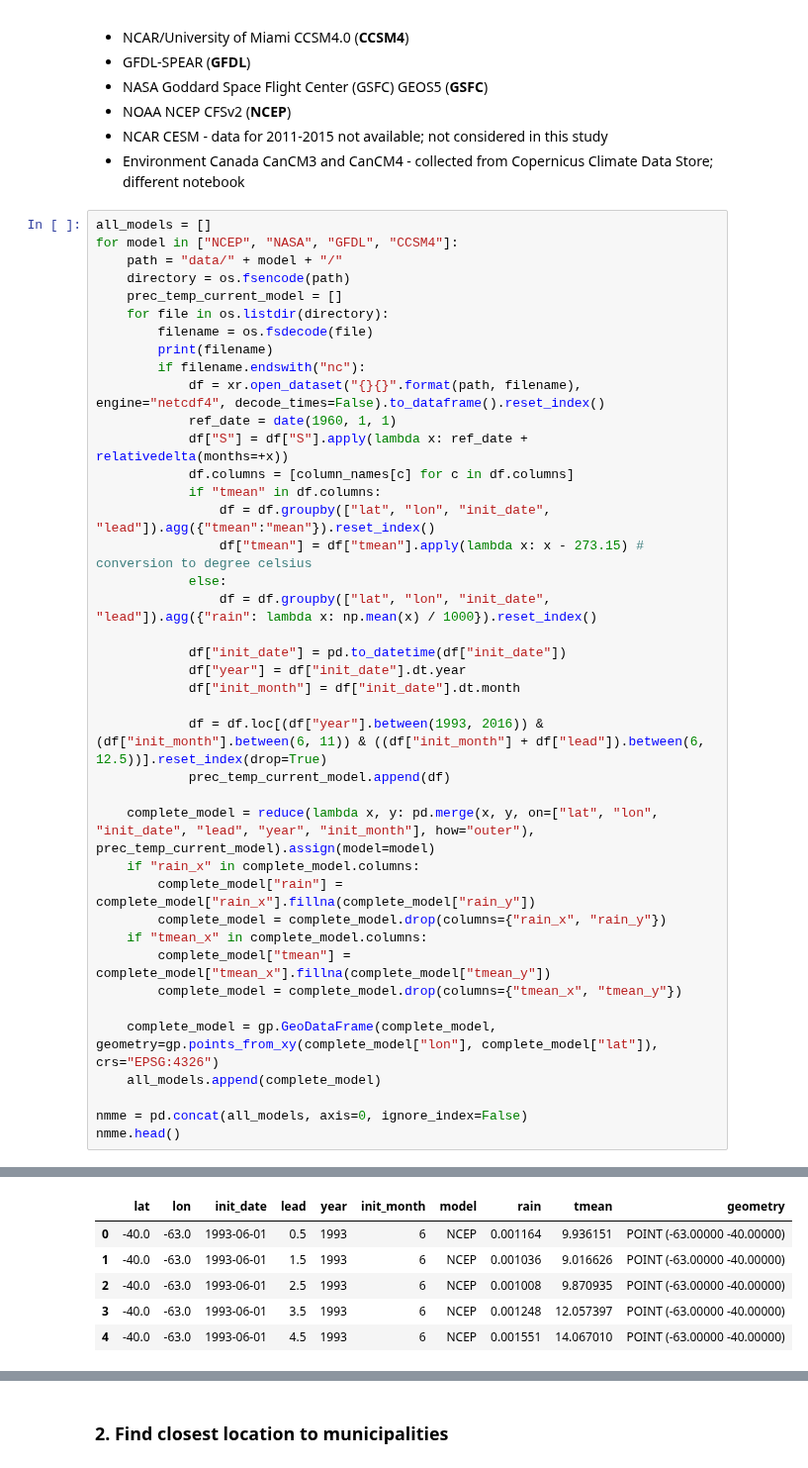
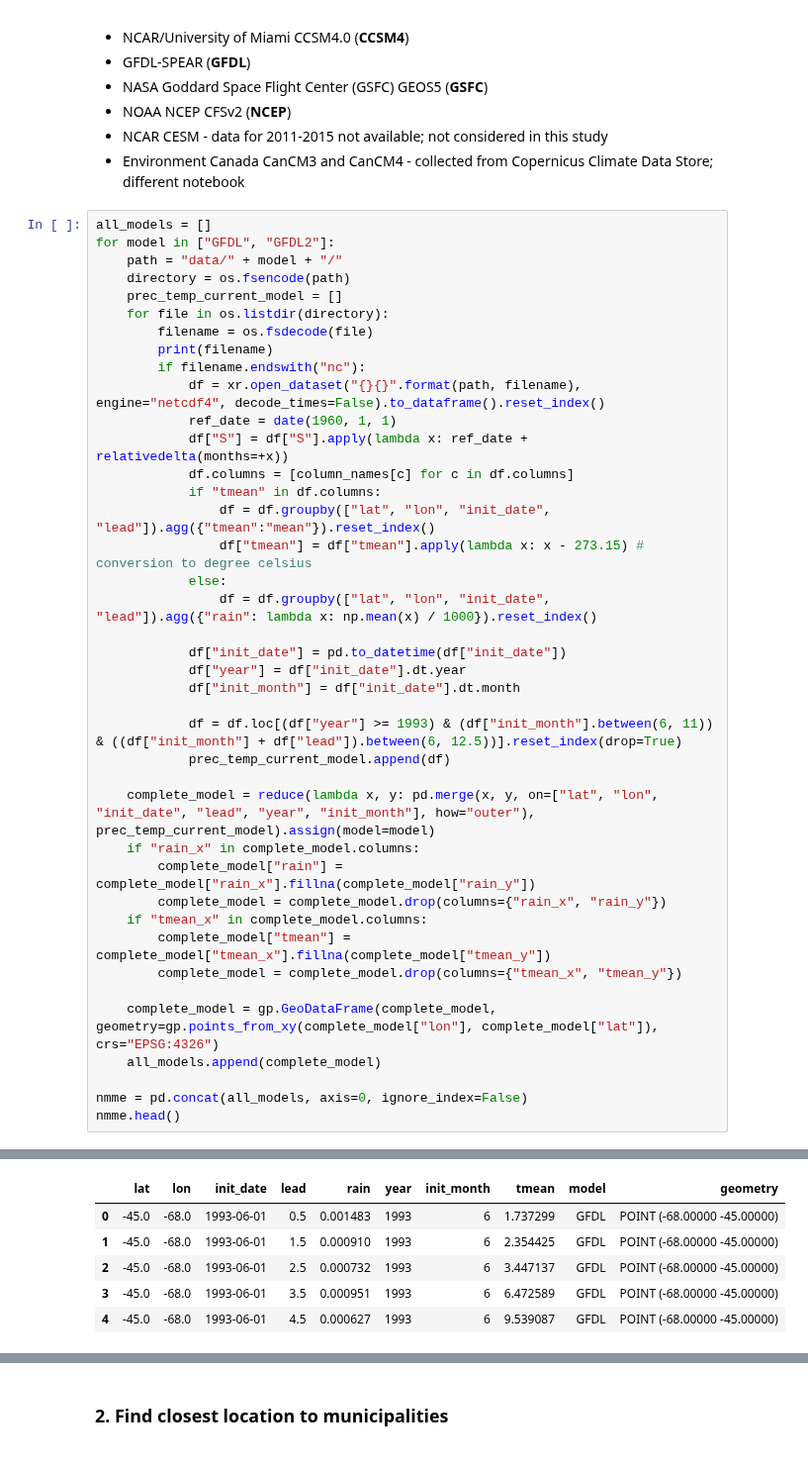
Before and after one commit to mzachow/wheat-yield-forecast-argentina, a Jupyter notebook: nmme/netcdf4_hindcasts_to_feature_csv.ipynb, the cells around one changed output, grey strips where cells are left out. Shown at 99% size. Saved outputs shown, nothing was run; the diff lists cells and outputs as text.

```diff
--- a/nmme/netcdf4_hindcasts_to_feature_csv.ipynb
+++ b/nmme/netcdf4_hindcasts_to_feature_csv.ipynb
@@ -81,7 +81,7 @@ The North [American Multi-Model Ensemble](https://www.cpc.ncep.noaa.gov/products
 - Environment Canada CanCM3 and CanCM4 - collected from Copernicus Climate Data Store; different notebook
 # %%
 all_models = []
-for model in ["NCEP", "NASA", "GFDL", "CCSM4"]:
+for model in ["GFDL", "GFDL2"]:
     path = "data/" + model + "/"
     directory = os.fsencode(path)
     prec_temp_current_model = []
@@ -103,7 +103,7 @@ for model in ["NCEP", "NASA", "GFDL", "CCSM4"]:
             df["year"] = df["init_date"].dt.year
             df["init_month"] = df["init_date"].dt.month
 
-            df = df.loc[(df["year"].between(1993, 2016)) & (df["init_month"].between(6, 11)) & ((df["init_month"] + df["lead"]).between(6, 12.5))].reset_index(drop=True)
+            df = df.loc[(df["year"] >= 1993) & (df["init_month"].between(6, 11)) & ((df["init_month"] + df["lead"]).between(6, 12.5))].reset_index(drop=True)
             prec_temp_current_model.append(df)
 
     complete_model = reduce(lambda x, y: pd.merge(x, y, on=["lat", "lon", "init_date", "lead", "year", "init_month"], how="outer"), prec_temp_current_model).assign(model=model)
@@ -135,6 +129,6 @@ COLA-RSMAS-CCSM4_TEMP.nc
-|  | lat | lon | init_date | lead | year | init_month | model | rain | tmean | geometry |
-| 0 | -40.0 | -63.0 | 1993-06-01 | 0.5 | 1993 | 6 | NCEP | 0.001164 | 9.936151 | POINT (-63.00000 -40.00000) |
-| 1 | -40.0 | -63.0 | 1993-06-01 | 1.5 | 1993 | 6 | NCEP | 0.001036 | 9.016626 | POINT (-63.00000 -40.00000) |
-| 2 | -40.0 | -63.0 | 1993-06-01 | 2.5 | 1993 | 6 | NCEP | 0.001008 | 9.870935 | POINT (-63.00000 -40.00000) |
-| 3 | -40.0 | -63.0 | 1993-06-01 | 3.5 | 1993 | 6 | NCEP | 0.001248 | 12.057397 | POINT (-63.00000 -40.00000) |
-| 4 | -40.0 | -63.0 | 1993-06-01 | 4.5 | 1993 | 6 | NCEP | 0.001551 | 14.067010 | POINT (-63.00000 -40.00000) |
+|  | lat | lon | init_date | lead | rain | year | init_month | tmean | model | geometry |
+| 0 | -45.0 | -68.0 | 1993-06-01 | 0.5 | 0.001483 | 1993 | 6 | 1.737299 | GFDL | POINT (-68.00000 -45.00000) |
+| 1 | -45.0 | -68.0 | 1993-06-01 | 1.5 | 0.000910 | 1993 | 6 | 2.354425 | GFDL | POINT (-68.00000 -45.00000) |
+| 2 | -45.0 | -68.0 | 1993-06-01 | 2.5 | 0.000732 | 1993 | 6 | 3.447137 | GFDL | POINT (-68.00000 -45.00000) |
+| 3 | -45.0 | -68.0 | 1993-06-01 | 3.5 | 0.000951 | 1993 | 6 | 6.472589 | GFDL | POINT (-68.00000 -45.00000) |
+| 4 | -45.0 | -68.0 | 1993-06-01 | 4.5 | 0.000627 | 1993 | 6 | 9.539087 | GFDL | POINT (-68.00000 -45.00000) |
```
Also changed, not shown: parts of 8 cells of this notebook, 8 other files.
